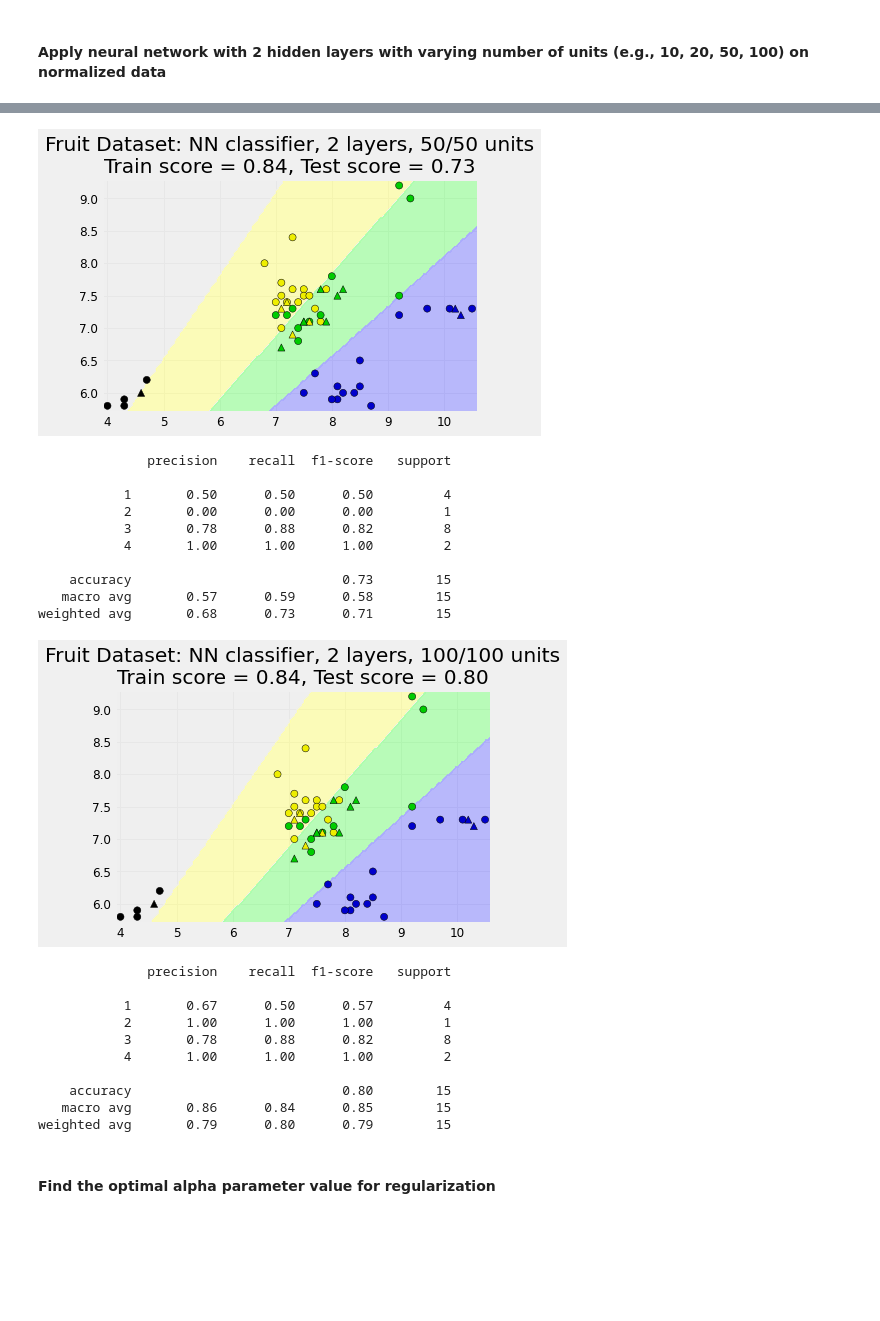
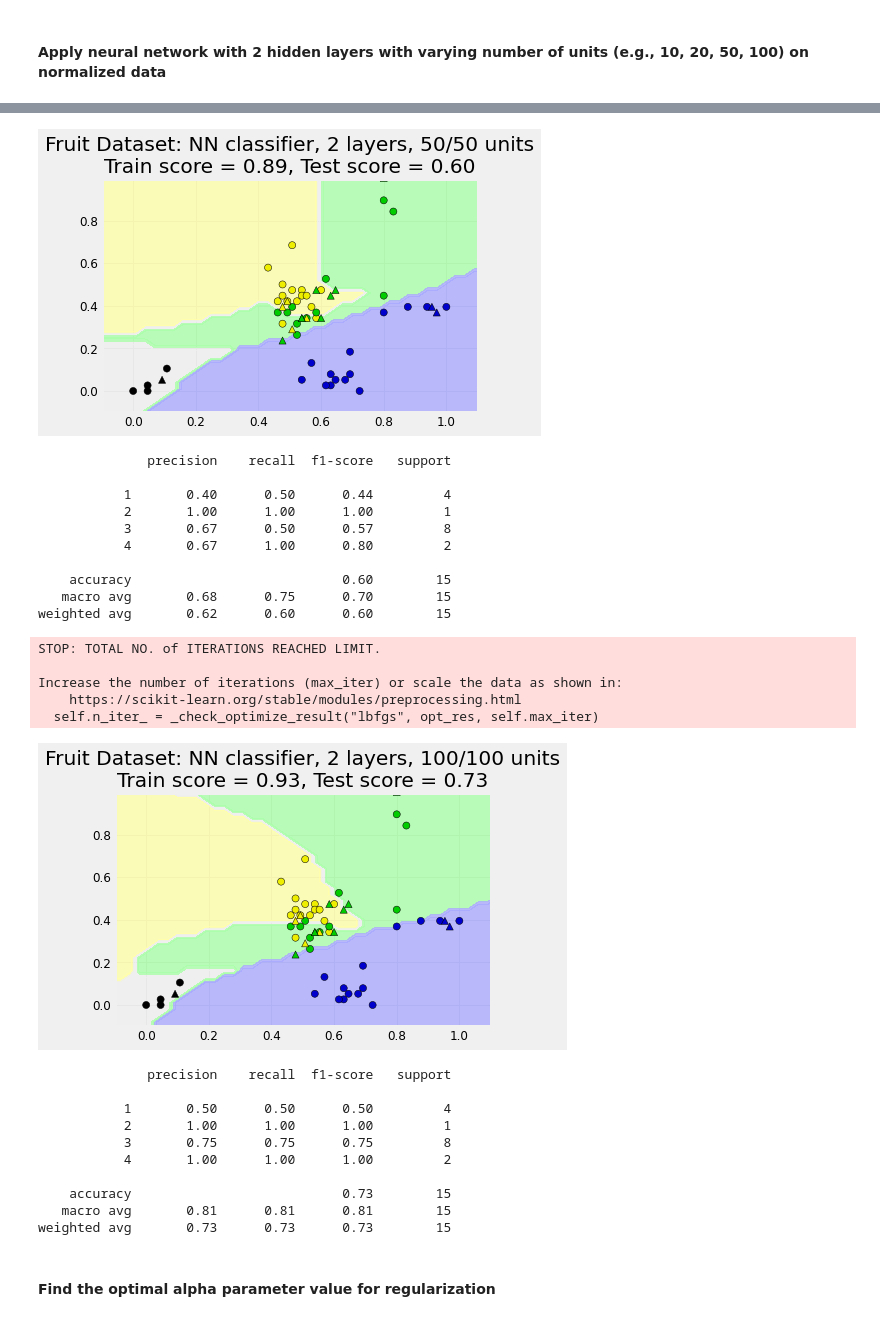
Before and after one commit to alarsen123/ML-HW, a Jupyter notebook: ME7_NN/ME7_NN/NN_basic.ipynb, the cells around one changed output, grey strips where cells are left out. Cells and saved outputs as stored; diff of their text form; code cells hidden in the pictures; blank space fills up the shorter version.

```diff
--- a/ME7_NN/ME7_NN/NN_basic.ipynb
+++ b/ME7_NN/ME7_NN/NN_basic.ipynb
@@ -1104,7 +1104,7 @@ scaler = MinMaxScaler()
 
 X_scaled = scaler.fit_transform(X_fruits_2d)
 
-X_train_scaled, X_test_scaled, y_train, y_test = train_test_split(X_fruits_2d, y_fruits_2d, random_state=0)
+X_train_scaled, X_test_scaled, y_train, y_test = train_test_split(X_scaled, y_fruits_2d, random_state=0)
 # %% [markdown]
 #### Apply neural network with 2 hidden layers with varying number of units (e.g., 10, 20, 50, 100) on normalized data
 # %%
@@ -1113,7 +1113,7 @@ for unit in hidden_layer_units:
     nnclf = MLPClassifier(hidden_layer_sizes = [unit, unit], solver='lbfgs',
                         random_state = 0).fit(X_train_scaled, y_train)
 
-    plot_class_regions_for_fruit_classifier(nnclf, X_train_scaled, y_train, X_test_scaled, y_test,
+    plot_class_regions_for_classifier(nnclf, X_train_scaled, y_train, X_test_scaled, y_test,
                                             'Fruit Dataset: NN classifier, 2 layers, '
                                             + str(unit)
                                             + '/'
@@ -1149,25 +1149,30 @@ weighted avg       0.79      0.80      0.79        15
-[figure, old version]
+[figure, new version]
               precision    recall  f1-score   support
 
-           1       0.50      0.50      0.50         4
-           2       0.00      0.00      0.00         1
-           3       0.78      0.88      0.82         8
-           4       1.00      1.00      1.00         2
+           1       0.40      0.50      0.44         4
+           2       1.00      1.00      1.00         1
+           3       0.67      0.50      0.57         8
+           4       0.67      1.00      0.80         2
 
-    accuracy                           0.73        15
-   macro avg       0.57      0.59      0.58        15
-weighted avg       0.68      0.73      0.71        15
+    accuracy                           0.60        15
+   macro avg       0.68      0.75      0.70        15
+weighted avg       0.62      0.60      0.60        15
+STOP: TOTAL NO. of ITERATIONS REACHED LIMIT.
+
+Increase the number of iterations (max_iter) or scale the data as shown in:
+    https://scikit-learn.org/stable/modules/preprocessing.html
+  self.n_iter_ = _check_optimize_result("lbfgs", opt_res, self.max_iter)
-[figure, old version]
+[figure, new version]
-              precision    recall  f1-score   support
-
-           1       0.67      0.50      0.57         4
-           2       1.00      1.00      1.00         1
-           3       0.78      0.88      0.82         8
-           4       1.00      1.00      1.00         2
-
-    accuracy                           0.80        15
-   macro avg       0.86      0.84      0.85        15
-weighted avg       0.79      0.80      0.79        15
+              precision    recall  f1-score   support
+
+           1       0.50      0.50      0.50         4
+           2       1.00      1.00      1.00         1
+           3       0.75      0.75      0.75         8
+           4       1.00      1.00      1.00         2
+
+    accuracy                           0.73        15
+   macro avg       0.81      0.81      0.81        15
+weighted avg       0.73      0.73      0.73        15
 # %% [markdown]
 #### Find the optimal alpha parameter value for regularization
 # %%
```
Also changed, not shown: parts of 3 cells of this notebook.
